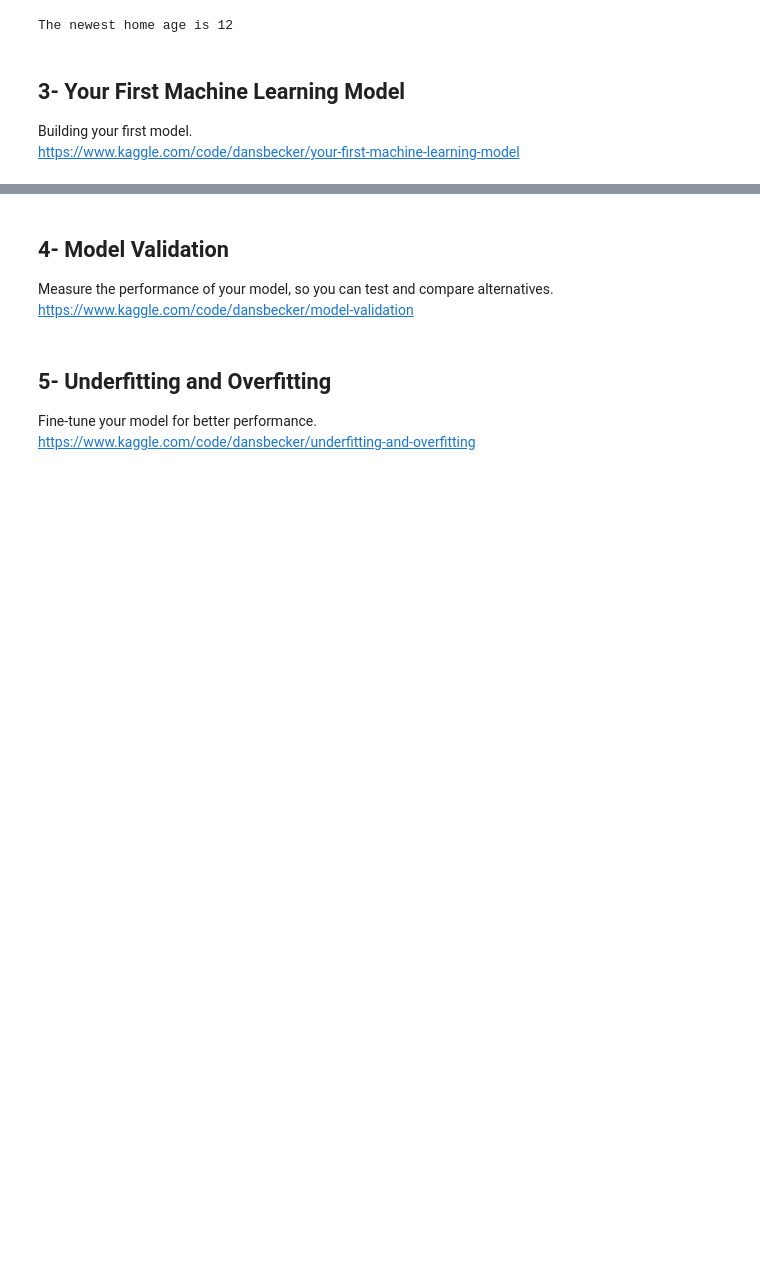
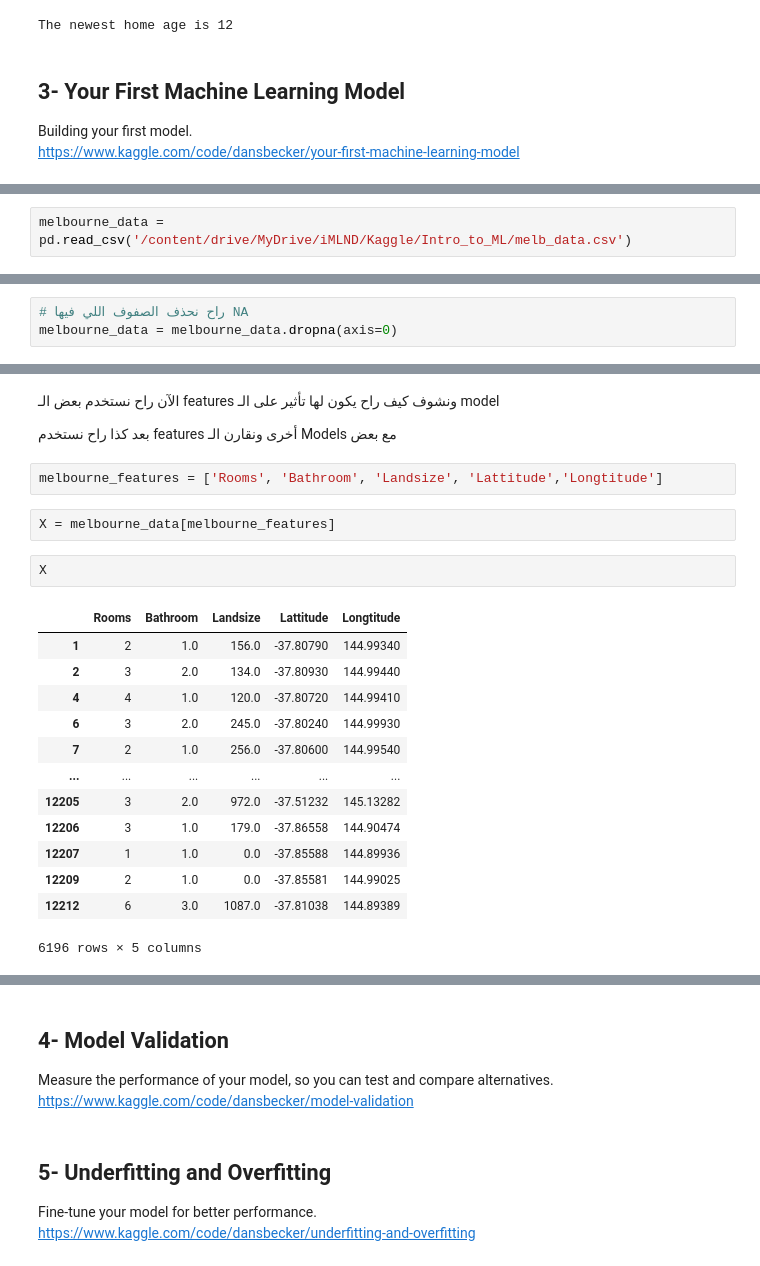
Before and after one commit to JBadawood/Kaggle, a Jupyter notebook: Intro_to_ML-Kaggle.ipynb, the cells around one changed output, grey strips where cells are left out. Saved outputs shown, nothing was run; the diff lists cells and outputs as text; blank space fills up the shorter version.

Commit message:
Building the First Machine Learning Model

```diff
--- a/Intro_to_ML-Kaggle.ipynb
+++ b/Intro_to_ML-Kaggle.ipynb
@@ -319,0 +337,2 @@ https://www.kaggle.com/code/dansbecker/your-first-machine-learning-model
+# %%
+melbourne_data = pd.read_csv('/content/drive/MyDrive/iMLND/Kaggle/Intro_to_ML/melb_data.csv')
@@ -319,0 +387,3 @@ https://www.kaggle.com/code/dansbecker/your-first-machine-learning-model
+# %%
+# راح نحذف الصفوف اللي فيها NA
+melbourne_data = melbourne_data.dropna(axis=0)
@@ -319,0 +455,24 @@ https://www.kaggle.com/code/dansbecker/your-first-machine-learning-model
+# %% [markdown]
+الآن راح نستخدم بعض الـ features ونشوف كيف راح يكون لها تأثير على الـ model
+
+بعد كذا راح نستخدم features أخرى ونقارن الـ Models مع بعض
+# %%
+melbourne_features = ['Rooms', 'Bathroom', 'Landsize', 'Lattitude','Longtitude']
+# %%
+X = melbourne_data[melbourne_features]
+# %%
+X
+# %% [output]
+|  | Rooms | Bathroom | Landsize | Lattitude | Longtitude |
+| 1 | 2 | 1.0 | 156.0 | -37.80790 | 144.99340 |
+| 2 | 3 | 2.0 | 134.0 | -37.80930 | 144.99440 |
+| 4 | 4 | 1.0 | 120.0 | -37.80720 | 144.99410 |
+| 6 | 3 | 2.0 | 245.0 | -37.80240 | 144.99930 |
+| 7 | 2 | 1.0 | 256.0 | -37.80600 | 144.99540 |
+| ... | ... | ... | ... | ... | ... |
+| 12205 | 3 | 2.0 | 972.0 | -37.51232 | 145.13282 |
+| 12206 | 3 | 1.0 | 179.0 | -37.86558 | 144.90474 |
+| 12207 | 1 | 1.0 | 0.0 | -37.85588 | 144.89936 |
+| 12209 | 2 | 1.0 | 0.0 | -37.85581 | 144.99025 |
+| 12212 | 6 | 3.0 | 1087.0 | -37.81038 | 144.89389 |
+6196 rows × 5 columns
```
Also changed, not shown: parts of 34 cells of this notebook.
